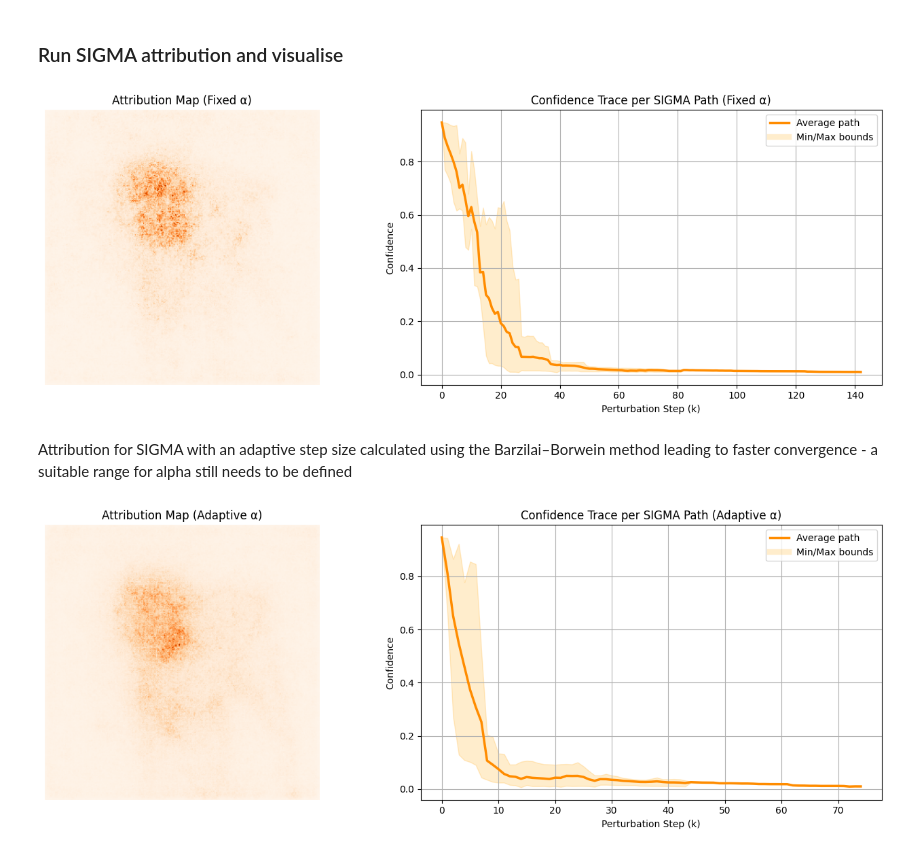
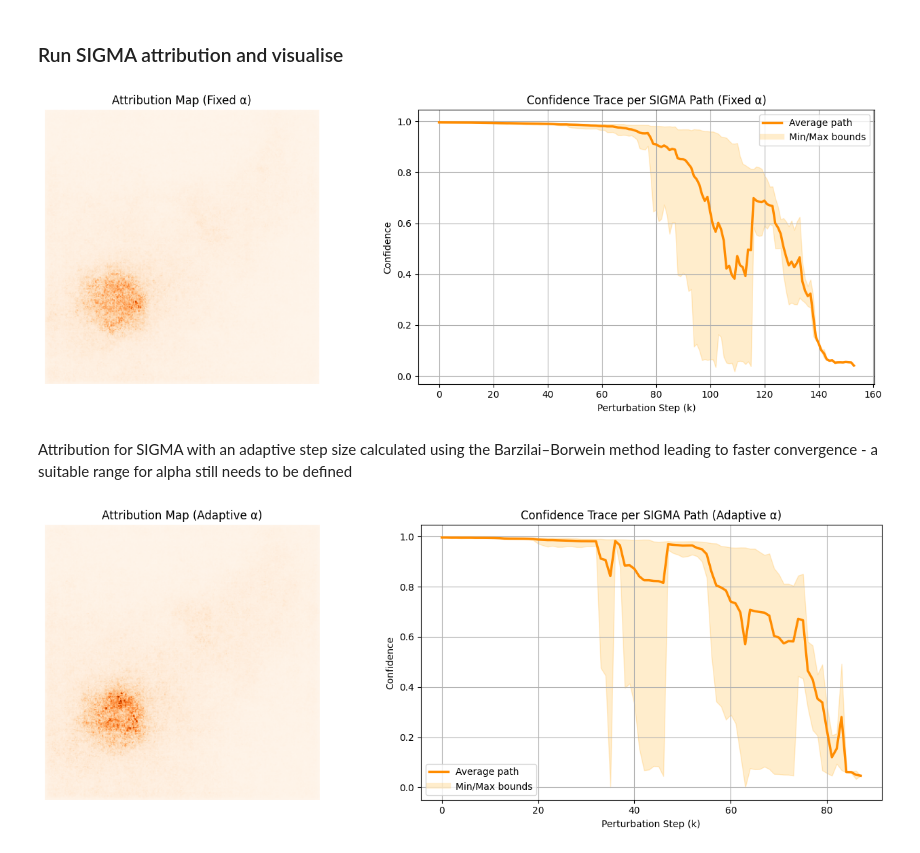
Before and after one commit to HWQuantum/SIGMA, a Jupyter notebook: SIGMA_example.ipynb, the cells around one changed output. Drawn from its saved outputs; the diff is of its cells as text; code cells hidden in the pictures.

```diff
--- a/SIGMA_example.ipynb
+++ b/SIGMA_example.ipynb
@@ -42,7 +42,7 @@ Choose an image to be explained - this example uses the goldfish image
 BASE_DIR = os.getcwd()
 
 # Relative path to the image
-IMAGE_PATH = os.path.join(BASE_DIR, "sample_images", "goldfish.jpg")
+IMAGE_PATH = os.path.join(BASE_DIR, "sample_images", "basketball.jpg")
 
 raw_image = tf.io.read_file(IMAGE_PATH)
 decoded_image = tf.image.decode_jpeg(raw_image, channels=3) #Decode image into a TensorFlow tensor
@@ -71,7 +72,7 @@ Predicted probability: 0.9459
 n_paths = 7 # Number of paths to average over
 beta = 0.1 # Perturbation Magnitude
 alpha = 0.1 # Step size
-epsilon = 0.01 # Stopping criteria - softmax values below 0.01 increase computation time without adding to the attribution itself
+epsilon = 0.05 # Stopping criteria - softmax values below 0.01 increase computation time without adding to the attribution itself
 target_class = class_idx
 # %%
 # Runs the SIGMA attribution with a constant step size
@@ -127,16 +128,20 @@ ax2.legend(handles=custom_lines)
 plt.tight_layout()
 plt.show()
 # %% [output]
-[figure, old version]
+[figure, new version]
 # %% [markdown]
 Attribution for SIGMA with an adaptive step size calculated using the Barzilai–Borwein method leading to faster convergence - a suitable range for alpha still needs to be defined
 # %%
+# Define a range for alpha - the adaptive alpha method will use the Barzilai–Borwein method to select the optimal alpha for this range - reducing convergence time
+alpha_range = [0.1,1.0]
+
 # Runs the SIGMA attribution with an adaptive step size
 average_attribution_map,all_confidences, final_img = SIGMA_attribution_adaptive(
     model=model,
     image=resized_image.numpy(),
     target_class=target_class,
     n=n_paths,
+    alpha_range = alpha_range,
     beta=beta,
     epsilon=epsilon,
     preprocess_fn=preprocess_fn
@@ -155,31 +160,31 @@ mean_fixed = np.nanmean(padded_fixed, axis=0)
 min_fixed = np.nanmin(padded_fixed, axis=0)
 max_fixed = np.nanmax(padded_fixed, axis=0)
 steps = np.arange(mean_fixed.shape[0])
 
 
 # Visualises final attribution map and all SIGMA paths
 fig, (ax1, ax2) = plt.subplots(1, 2, figsize=(14, 5))
 
 # Left: Attribution Map
 ax1.imshow(average_attribution_map.numpy(), cmap='Oranges')
 ax1.set_title("Attribution Map (Adaptive α)")
 ax1.axis('off')
 
 # Right: Confidence Curve with Bounds
 ax2.plot(steps, mean_fixed, color='darkorange', linewidth=2.5, label='Average path')
 ax2.fill_between(steps, min_fixed, max_fixed, color='orange', alpha=0.2, label='Min/Max bounds')
 ax2.set_title("Confidence Trace per SIGMA Path (Adaptive α)")
 ax2.set_xlabel("Perturbation Step (k)")
 ax2.set_ylabel("Confidence")
 ax2.grid(True)
 
 custom_lines = [
     Line2D([0], [0], color='darkorange', lw=2.5, label='Average path'),
     Line2D([0], [0], color='orange', lw=6, alpha=0.2, label='Min/Max bounds')
 ]
 ax2.legend(handles=custom_lines)
 
 plt.tight_layout()
 plt.show()
 # %% [output]
-[figure, old version]
+[figure, new version]
```
Also changed, not shown: parts of 3 cells of this notebook, 1 other file.
